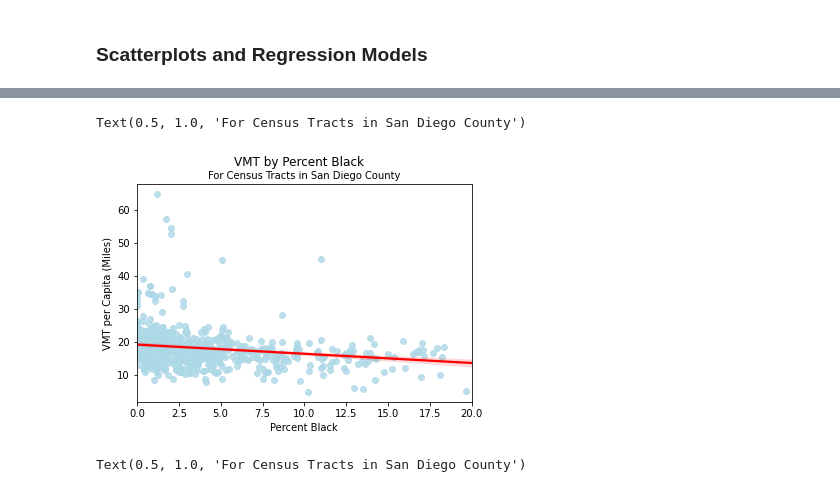
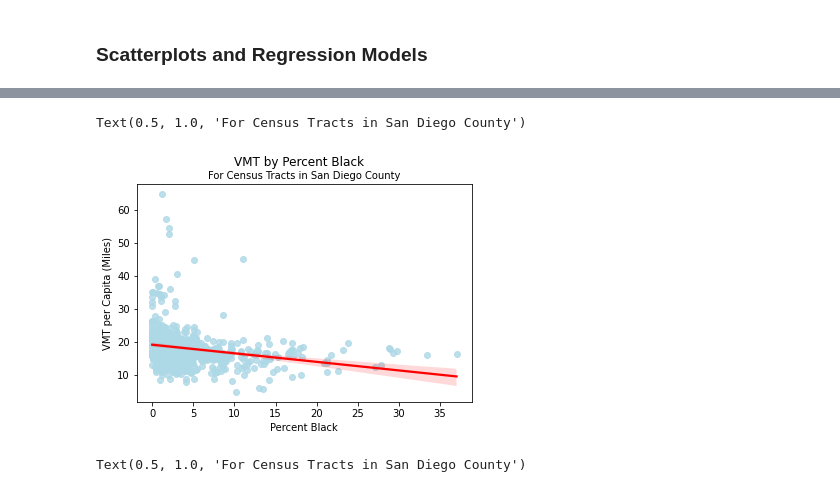
Before and after one commit to ffreeman1234/UDS-VMT-Project, a Jupyter notebook: Project/Project.ipynb, the cells around one changed output, grey strips where cells are left out. Drawn from its saved outputs; the diff is of its cells as text; code cells hidden in the pictures.

```diff
--- a/Project/Project.ipynb
+++ b/Project/Project.ipynb
@@ -251,13 +240,12 @@ Text(0.5, 1.0, 'For Census Tracts in San Diego County')
 # %%
 ax = sns.regplot(x="pc_Black", y="vmt_per_ca", data=joinDf,scatter_kws={'color':'lightblue'},line_kws={'color':'red'})
-ax.set_xlim(0,20)
 plt.xlabel('Percent Black')
 plt.ylabel('VMT per Capita (Miles)')
 plt.suptitle('VMT by Percent Black')
 plt.title('For Census Tracts in San Diego County',fontsize=10)
 # %% [output]
 Text(0.5, 1.0, 'For Census Tracts in San Diego County')
-[figure, old version]
+[figure, new version]
 # %%
 ax = sns.regplot(x="pc_renter", y="vmt_per_ca", data=joinDf,scatter_kws={'color':'lightblue'},line_kws={'color':'red'})
 plt.xlabel('Percent Renter')
```
Also changed, not shown: parts of 30 cells of this notebook.
